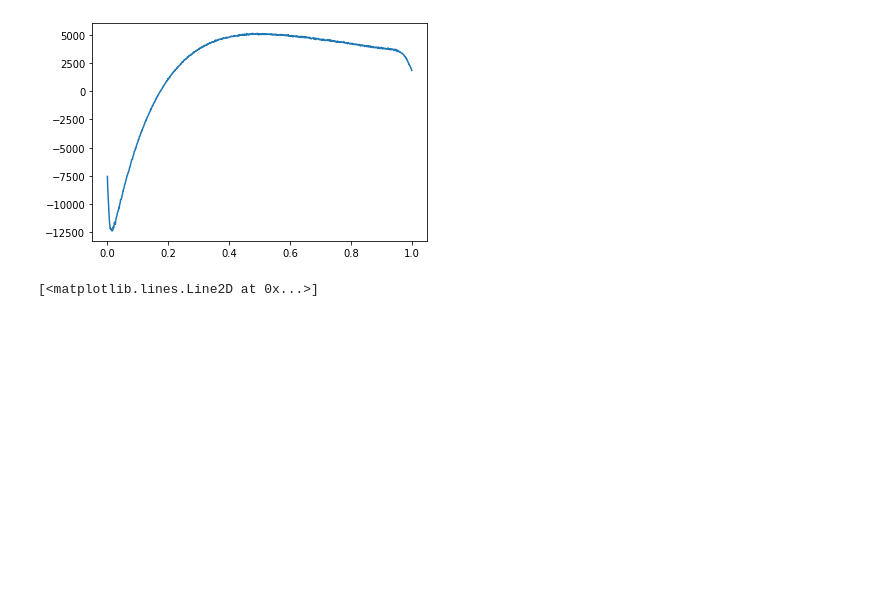
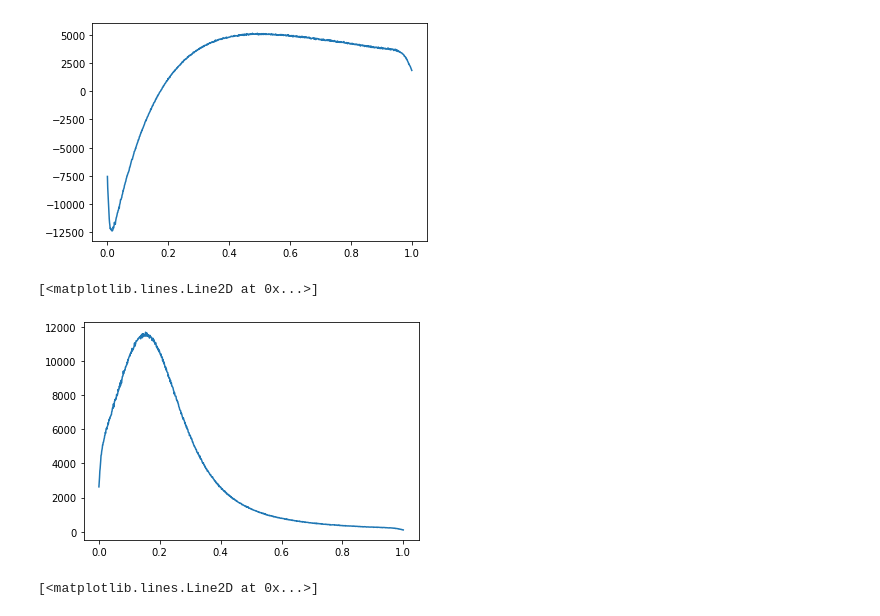
Before and after one commit to JanSchering/Thesis, a Jupyter notebook: si_model/SI_Experiment3.ipynb, the cells around one changed output. Saved outputs shown, nothing was run; the diff lists cells and outputs as text; code cells hidden in the pictures; blank space fills up the shorter version.

```diff
--- a/si_model/SI_Experiment3.ipynb
+++ b/si_model/SI_Experiment3.ipynb
@@ -285,6 +331,24 @@ plt.plot(betas.cpu(), t.tensor(grads).cpu())
 # %% [output]
 [<matplotlib.lines.Line2D at 0x...>]
 [figure]
+# %%
+betas = t.linspace(0.0, 1.0, 1000)
+betas = betas.cuda()
+X = dataset[:,0]
+X = X.cuda()
+Y_obs = dataset[:,1]
+Y_obs = Y_obs.cuda()
+grads = []
+for beta in tqdm(betas):
+    beta.requires_grad_()
+    Y_sim = model_approx(X, beta)
+    dist = calc_distanceV2(X, Y_sim, Y_obs)
+    gradient = t.autograd.grad(dist, beta)[0]
+    grads.append(gradient.detach().clone())
+plt.plot(betas.cpu(), t.tensor(grads).cpu())
+# %% [output]
+[<matplotlib.lines.Line2D at 0x...>]
+[figure, added]
 # %%
 betas = t.linspace(0.0, 1.0, 100)
 betas = betas.cuda()
```
Also changed, not shown: parts of 6 cells of this notebook, 5 other files.
